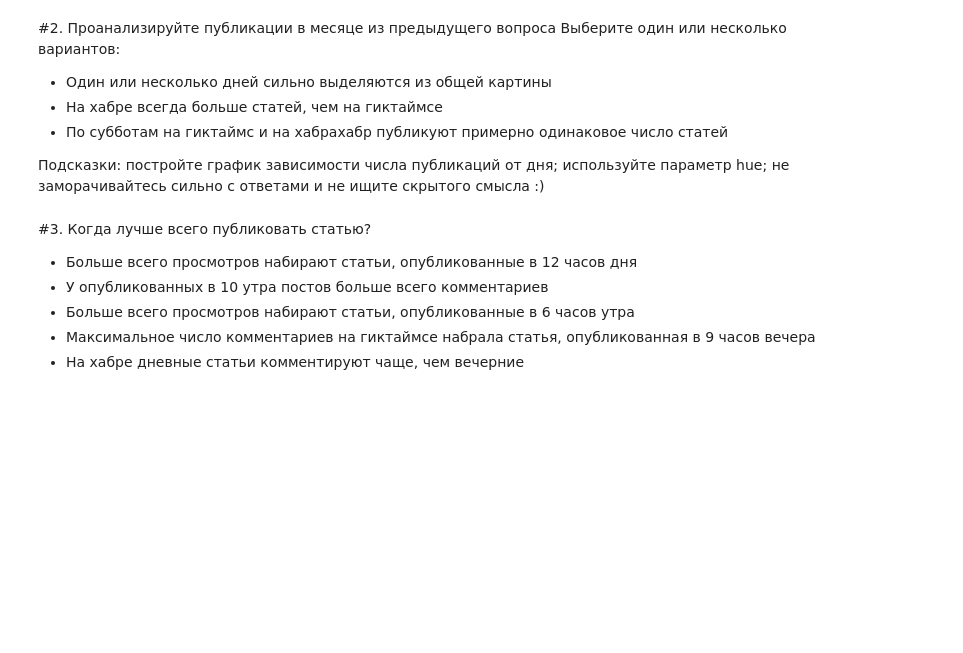
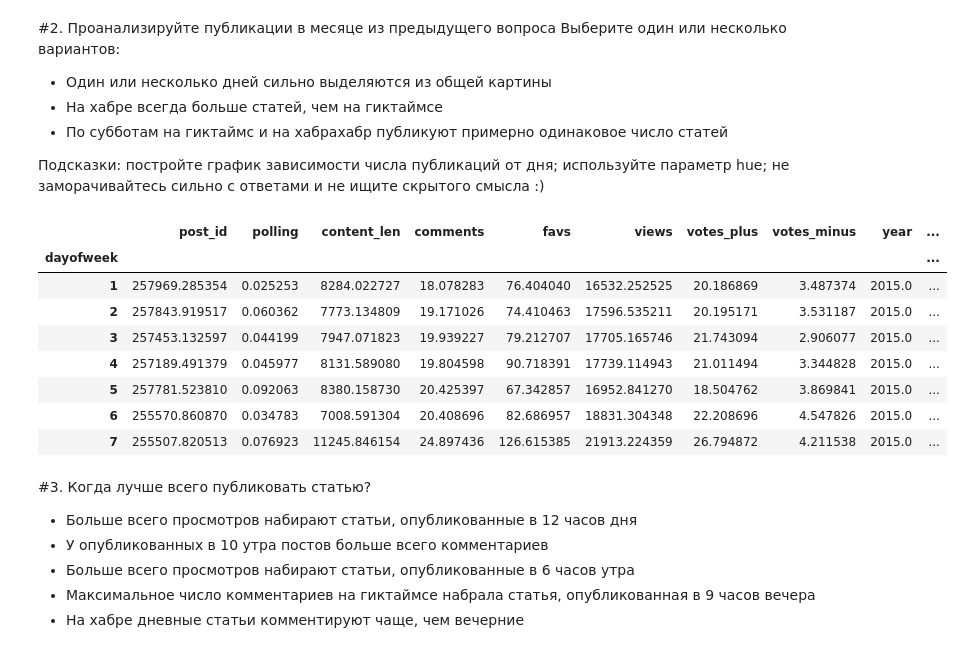
Before and after one commit to IVIo3e/Fundamental-concepts-of-AI, a Jupyter notebook: assignment02_habr_visual_analysis.ipynb, the cells around one changed output. Cells and saved outputs as stored; diff of their text form; code cells hidden in the pictures; blank space fills up the shorter version.

```diff
--- a/assignment02_habr_visual_analysis.ipynb
+++ b/assignment02_habr_visual_analysis.ipynb
@@ -114,6 +127,18 @@ df["hour"] = [d.hour for d in df.published]
 
 
 Подсказки: постройте график зависимости числа публикаций от дня; используйте параметр hue; не заморачивайтесь сильно с ответами и не ищите скрытого смысла :)
+# %%
+df[(df['month'] == 3) & (df['year'] == 2015)].groupby('dayofweek').mean()
+# %% [output]
+|  | post_id | polling | content_len | comments | favs | views | votes_plus | votes_minus | year | ... |
+| dayofweek |  |  |  |  |  |  |  |  |  | ... |
+| 1 | 257969.285354 | 0.025253 | 8284.022727 | 18.078283 | 76.404040 | 16532.252525 | 20.186869 | 3.487374 | 2015.0 | ... |
+| 2 | 257843.919517 | 0.060362 | 7773.134809 | 19.171026 | 74.410463 | 17596.535211 | 20.195171 | 3.531187 | 2015.0 | ... |
+| 3 | 257453.132597 | 0.044199 | 7947.071823 | 19.939227 | 79.212707 | 17705.165746 | 21.743094 | 2.906077 | 2015.0 | ... |
+| 4 | 257189.491379 | 0.045977 | 8131.589080 | 19.804598 | 90.718391 | 17739.114943 | 21.011494 | 3.344828 | 2015.0 | ... |
+| 5 | 257781.523810 | 0.092063 | 8380.158730 | 20.425397 | 67.342857 | 16952.841270 | 18.504762 | 3.869841 | 2015.0 | ... |
+| 6 | 255570.860870 | 0.034783 | 7008.591304 | 20.408696 | 82.686957 | 18831.304348 | 22.208696 | 4.547826 | 2015.0 | ... |
+| 7 | 255507.820513 | 0.076923 | 11245.846154 | 24.897436 | 126.615385 | 21913.224359 | 26.794872 | 4.211538 | 2015.0 | ... |
 # %% [markdown]
 #3. Когда лучше всего публиковать статью?
 * Больше всего просмотров набирают статьи, опубликованные в 12 часов дня
```
Also changed, not shown: parts of 17 cells of this notebook.
